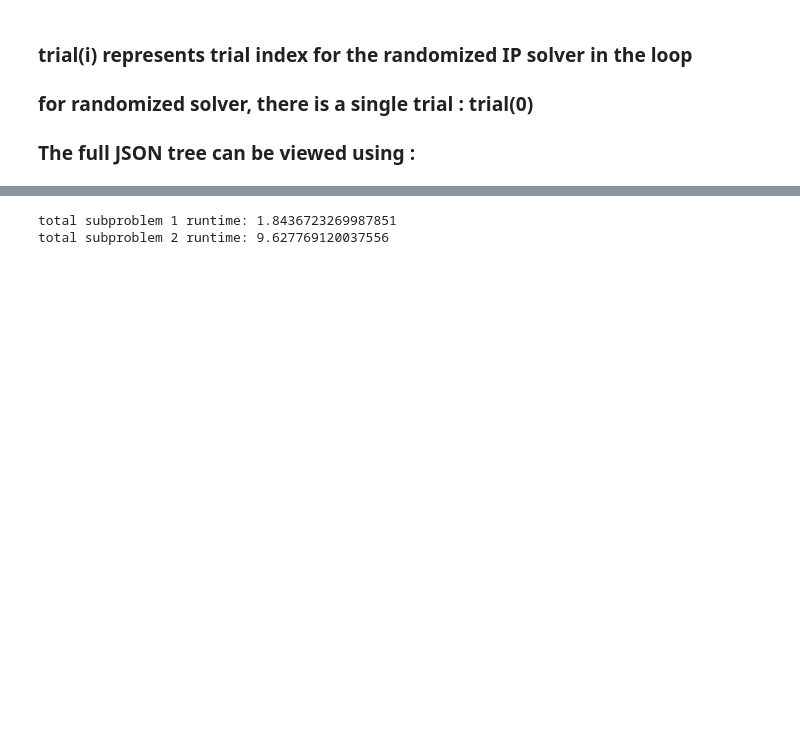
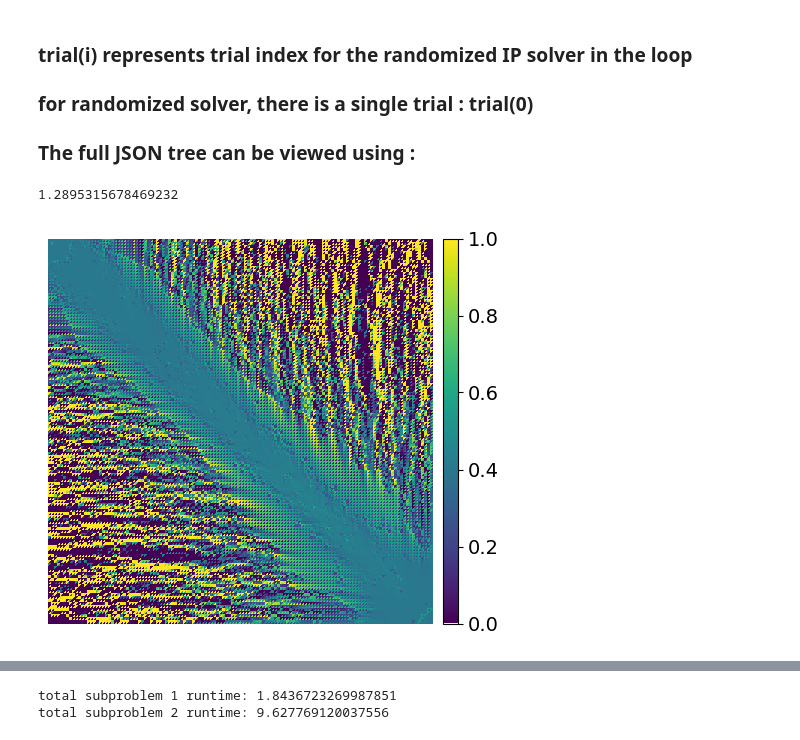
Before and after one commit to choudharyharsh122/admm_methods, a Jupyter notebook: admm_colin/admm_colin_viz.ipynb, the cells around one changed output, grey strips where cells are left out. Cells and saved outputs as stored; diff of their text form; code cells hidden in the pictures; blank space fills up the shorter version.

```diff
--- a/admm_colin/admm_colin_viz.ipynb
+++ b/admm_colin/admm_colin_viz.ipynb
@@ -12,6 +12,17 @@ admmcolin = ADMMColin(alpha=0.01, dim=16, base_dir="run_data_admm_gurobi")
 ### for randomized solver, there is a single trial : trial(0)
 
 ### The full JSON tree can be viewed using :
+# %%
+admmcolin.trial(0).series.compliance_disc[-1]
+# %% [output]
+1.2895315678469232
+# %%
+c1 = admmcolin.trial(0).iters.control_1[19]
+c2 = admmcolin.trial(0).iters.control_1[19]
+# %%
+admmcolin.plot_control(c2)
+# %% [output]
+[figure, added]
 # %%
 admmcolin.plot_control(disc=True)
 # %% [output]
```
Also changed, not shown: parts of 17 cells of this notebook, 9 other files.
